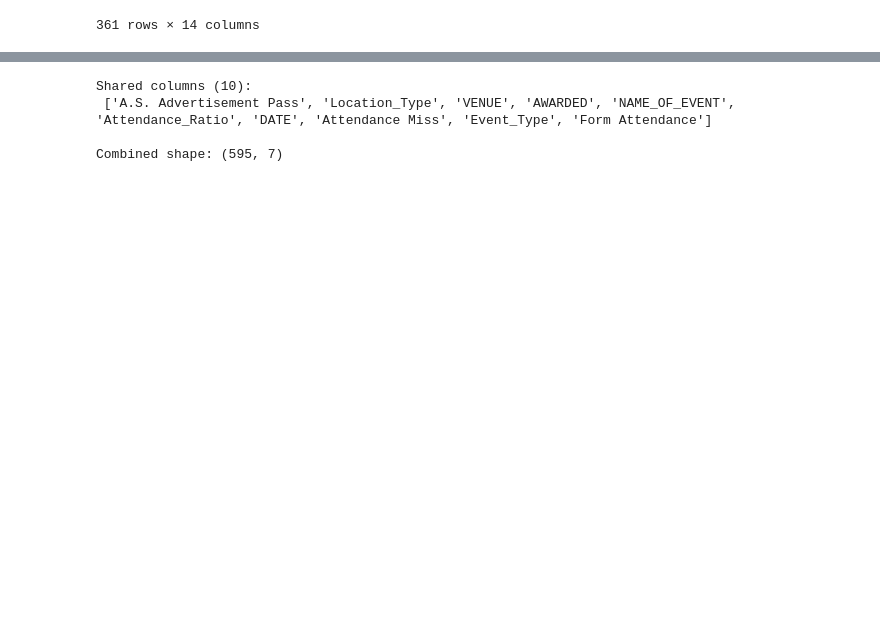
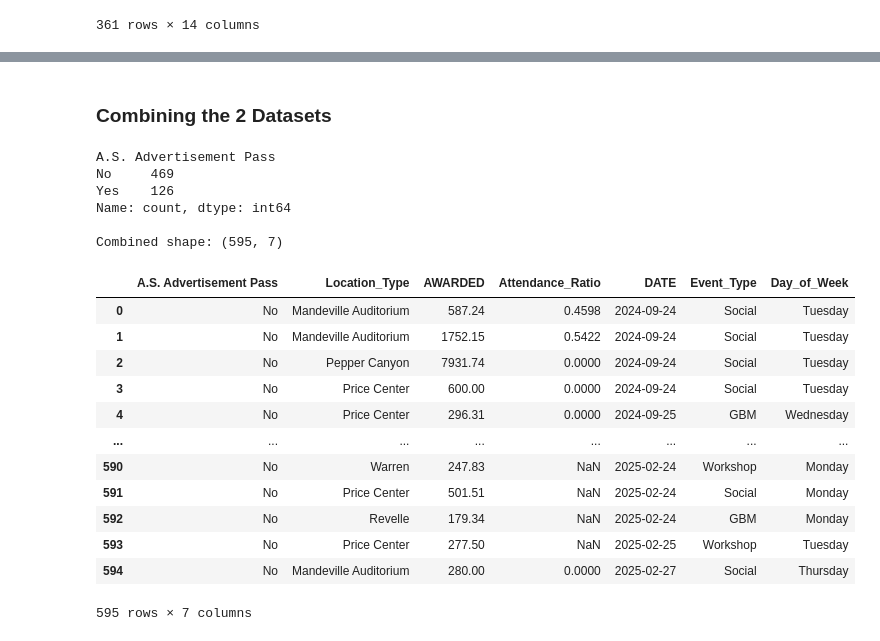
Before and after one commit to jyeh2/COGS109_Final, a Jupyter notebook: datacleaning.ipynb, the cells around one changed output, grey strips where cells are left out. Cells and saved outputs as stored; diff of their text form; code cells hidden in the pictures; blank space fills up the shorter version.

```diff
--- a/datacleaning.ipynb
+++ b/datacleaning.ipynb
@@ -158,10 +158,11 @@ wi25.head()
 | 2 | PC Ballroom East | 2025-01-06 | 1483.03 | GBM 1: Winter | NaN | Not Found | 100.00 | ... |
 | 3 | Price Center Ballroom B | 2025-01-06 | 641.03 | Board Game and Boba Winter Game N... | 131.0 | No | -104.36 | ... |
 | 4 | Student Center - Dolores Huerta -... | 2025-01-07 | 400.00 | MYSA GBM 2 Winter | 28.0 | Not Found | 30.00 | ... |
+# %% [markdown]
+### Combining the 2 Datasets
 # %%
 # Find shared columns
 shared_cols = list(set(fa24.columns).intersection(set(wi25.columns)))
-print(f"Shared columns ({len(shared_cols)}):\n", shared_cols)
 
 # Drop unique columns
 fa24_common = fa24[shared_cols].copy()
@@ -172,13 +173,41 @@ combined = pd.concat([fa24_common, wi25_common], ignore_index=True)
 combined['Day_of_Week'] = combined['DATE'].dt.day_name()
 combined = combined.drop(columns=["NAME_OF_EVENT","Attendance Miss", "Form Attendance", "VENUE"])
 
+# Standardize A.S. Advertisement Pass column
+combined['A.S. Advertisement Pass'] = (
+    combined['A.S. Advertisement Pass']
+    .astype(str)                                # convert to string to avoid NaN issues
+    .str.strip()                                # remove spaces
+    .str.lower()                                # normalize case
+    .apply(lambda x: 'Yes' if 'yes' in x else 'No')
+)
 
+# Verify counts
+print(combined['A.S. Advertisement Pass'].value_counts())
 print(f"\nCombined shape: {combined.shape}")
 # %% [output]
-Shared columns (10):
- ['A.S. Advertisement Pass', 'Location_Type', 'VENUE', 'AWARDED', 'NAME_OF_EVENT', 'Attendance_Ratio', 'DATE', 'Attendance Miss', 'Event_Type', 'Form Attendance']
+A.S. Advertisement Pass
+No     469
+Yes    126
+Name: count, dtype: int64
 
 Combined shape: (595, 7)
+# %%
+combined
+# %% [output]
+|  | A.S. Advertisement Pass | Location_Type | AWARDED | Attendance_Ratio | DATE | Event_Type | Day_of_Week |
+| 0 | No | Mandeville Auditorium | 587.24 | 0.4598 | 2024-09-24 | Social | Tuesday |
+| 1 | No | Mandeville Auditorium | 1752.15 | 0.5422 | 2024-09-24 | Social | Tuesday |
+| 2 | No | Pepper Canyon | 7931.74 | 0.0000 | 2024-09-24 | Social | Tuesday |
+| 3 | No | Price Center | 600.00 | 0.0000 | 2024-09-24 | Social | Tuesday |
+| 4 | No | Price Center | 296.31 | 0.0000 | 2024-09-25 | GBM | Wednesday |
+| ... | ... | ... | ... | ... | ... | ... | ... |
+| 590 | No | Warren | 247.83 | NaN | 2025-02-24 | Workshop | Monday |
+| 591 | No | Price Center | 501.51 | NaN | 2025-02-24 | Social | Monday |
+| 592 | No | Revelle | 179.34 | NaN | 2025-02-24 | GBM | Monday |
+| 593 | No | Price Center | 277.50 | NaN | 2025-02-25 | Workshop | Tuesday |
+| 594 | No | Mandeville Auditorium | 280.00 | 0.0000 | 2025-02-27 | Social | Thursday |
+595 rows × 7 columns
 # %%
 combined.head()
 combined.to_csv("./cleaneddata/combined_events.csv", index=False)
```
Also changed, not shown: 3 other files.
